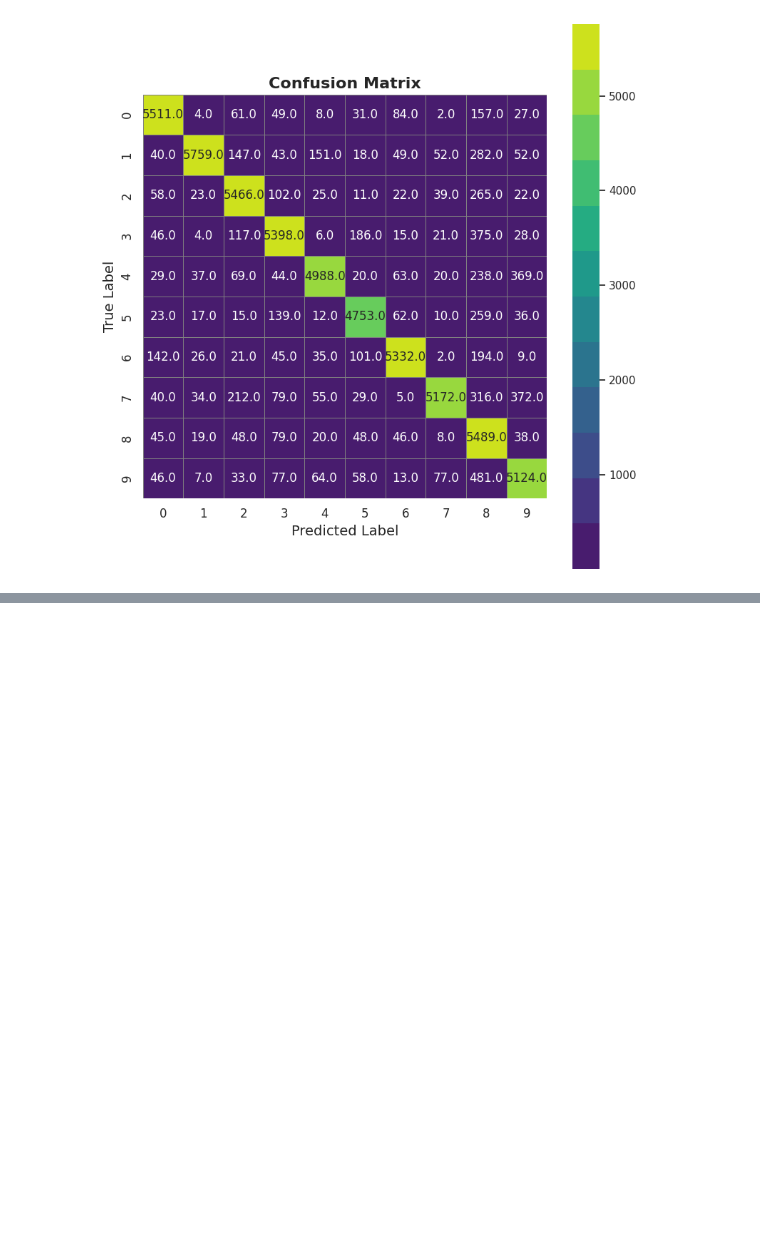
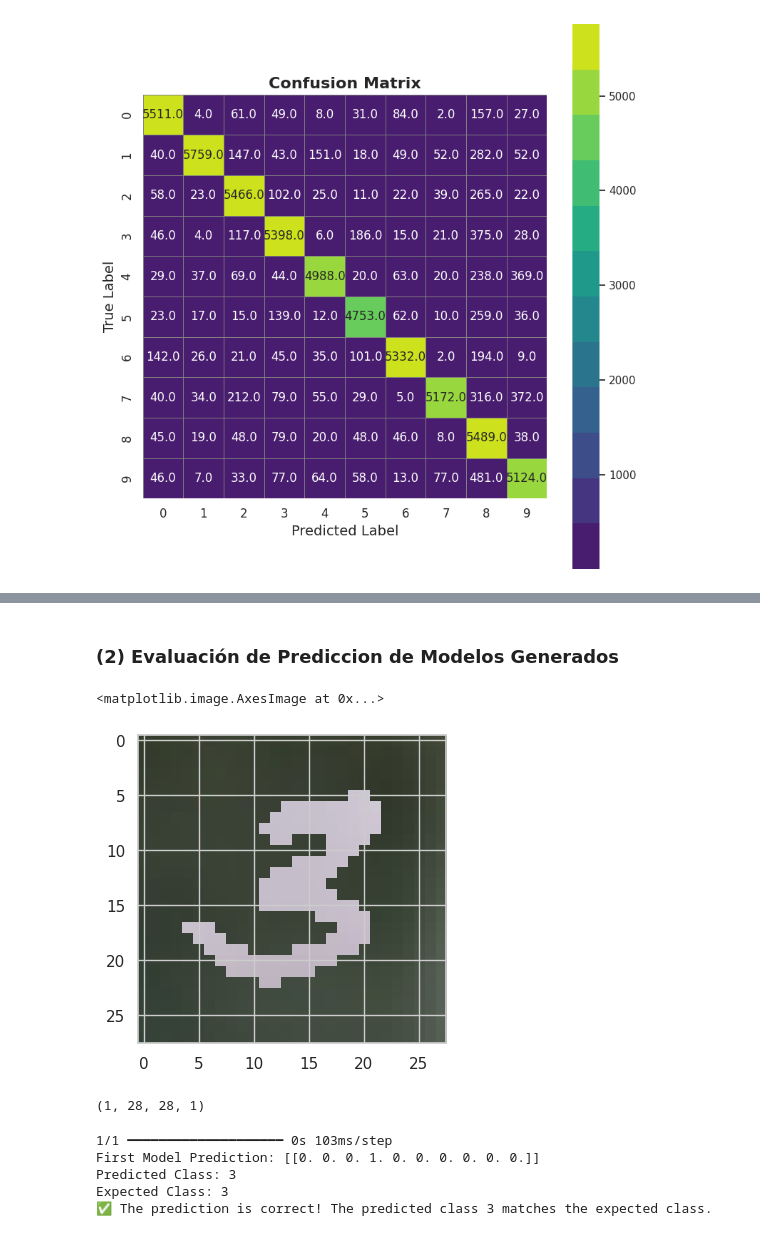
Before and after one commit to Andrea-gt/cnn-recognition, a Jupyter notebook: cnn_recognition.ipynb, the cells around one changed output, grey strips where cells are left out. Drawn from its saved outputs; the diff is of its cells as text; code cells hidden in the pictures; blank space fills up the shorter version.

Commit message:
feat: Test MOdel Predictions & Performance Analysis

```diff
--- a/cnn_recognition.ipynb
+++ b/cnn_recognition.ipynb
@@ -698,0 +760,37 @@ plt.show()
+# %% [markdown]
+### **(2) Evaluación de Prediccion de Modelos Generados**
+# %%
+image_path = "../Scripts/mnist-dataset/test/m1/10.3.png"
+img = cv2.imread(image_path)
+plt.imshow(img)
+# %% [output]
+<matplotlib.image.AxesImage at 0x...>
+[figure, added]
+# %%
+img = cv2.cvtColor(img, cv2.COLOR_BGR2GRAY)
+img = np.expand_dims(img, axis=-1)
+img = np.array([np.array(img)])
+img.shape
+# %% [output]
+(1, 28, 28, 1)
+# %%
+# Example prediction and expected class
+model_prediction = model.predict(img)
+predicted_class = np.argmax(model_prediction)
+expected_class = 3  # Expected class value
+
+# Pretty print the result
+print(f"First Model Prediction: {model_prediction}")
+print(f"Predicted Class: {predicted_class}")
+print(f"Expected Class: {expected_class}")
+
+if predicted_class == expected_class:
+    print(f"✅ The prediction is correct! The predicted class {predicted_class} matches the expected class.")
+else:
+    print(f"❌ The prediction is incorrect. The predicted class {predicted_class} does not match the expected class {expected_class}.")
+# %% [output]
+1/1 ━━━━━━━━━━━━━━━━━━━━ 0s 103ms/step
+First Model Prediction: [[0. 0. 0. 1. 0. 0. 0. 0. 0. 0.]]
+Predicted Class: 3
+Expected Class: 3
+✅ The prediction is correct! The predicted class 3 matches the expected class.
```
Also changed, not shown: parts of 19 cells of this notebook.
